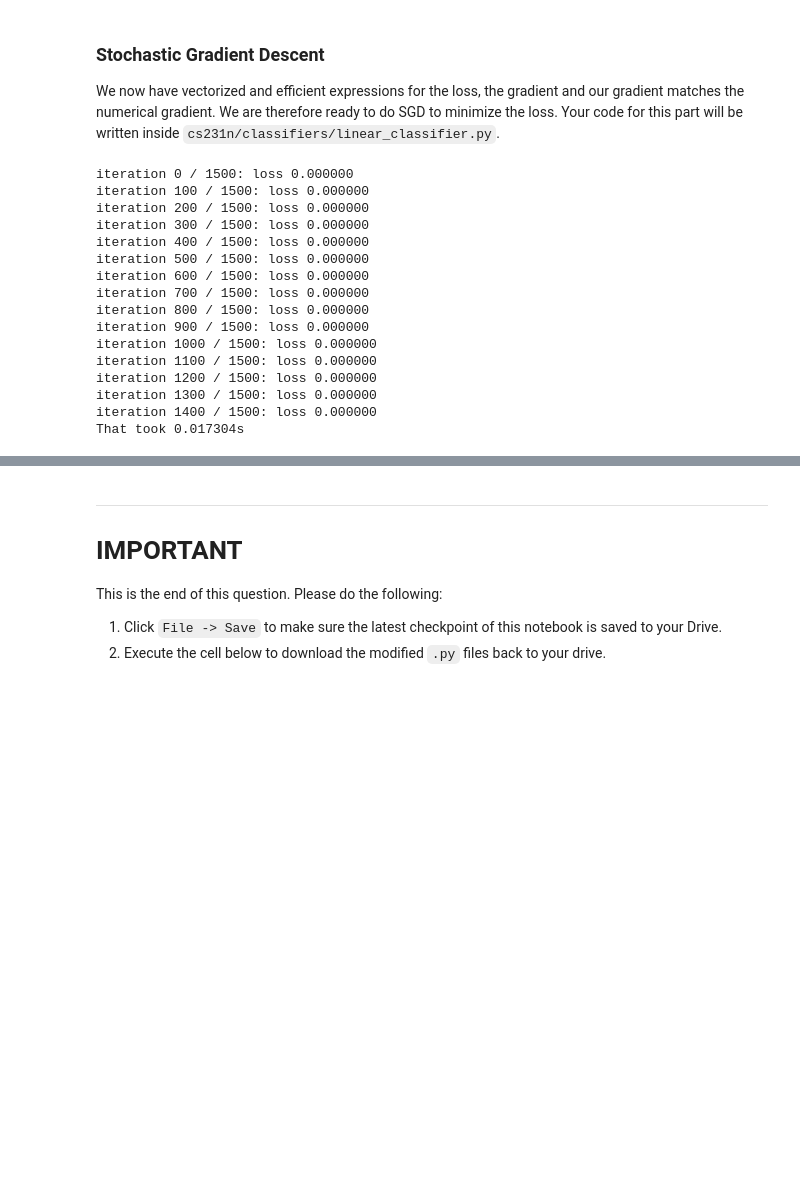
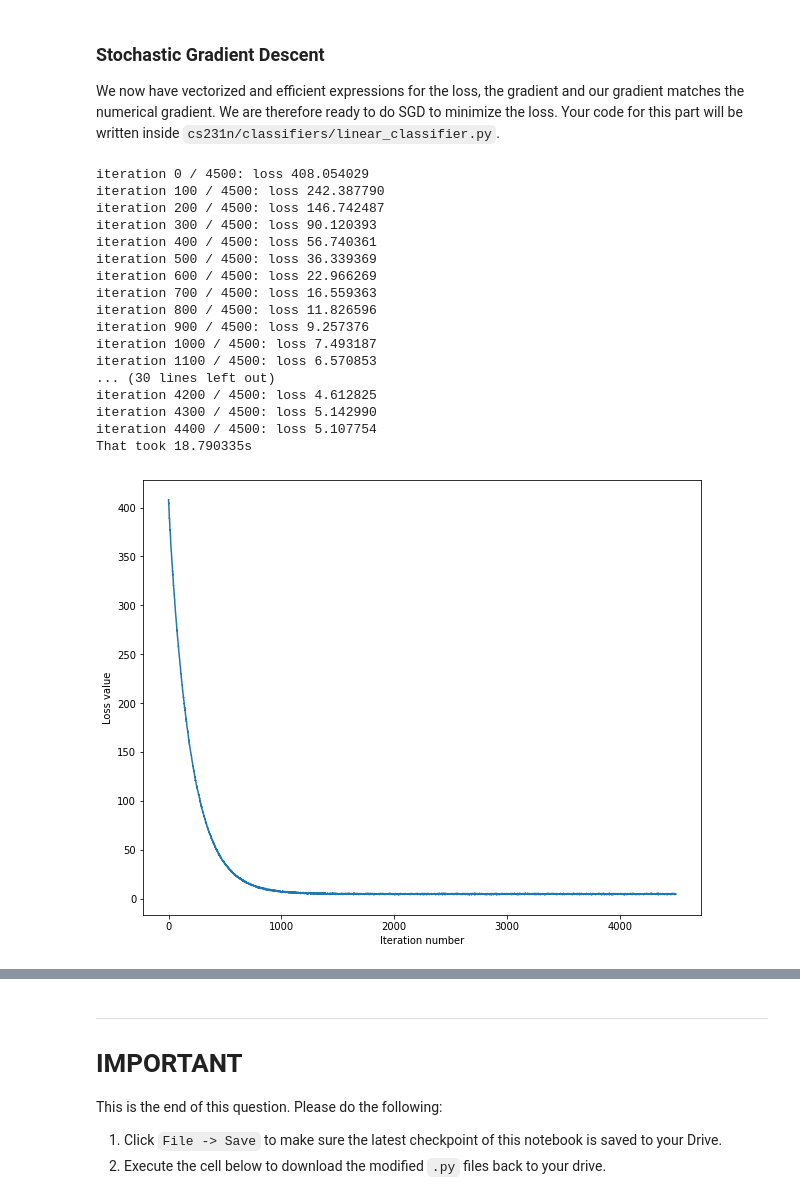
Before and after one commit to Hira63S/CS231n, a Jupyter notebook: assignment1/svm.ipynb, the cells around one changed output, grey strips where cells are left out. Saved outputs shown, nothing was run; the diff lists cells and outputs as text; code cells hidden in the pictures; blank space fills up the shorter version.

```diff
--- a/assignment1/svm.ipynb
+++ b/assignment1/svm.ipynb
@@ -434,26 +379,36 @@ from cs231n.classifiers import LinearSVM
 svm = LinearSVM()
 tic = time.time()
 loss_hist = svm.train(X_train, y_train, learning_rate=1e-7, reg=2.5e4,
-                      num_iters=1500, verbose=True)
+                      num_iters=4500, verbose=True)
 toc = time.time()
 print('That took %fs' % (toc - tic))
 # %% [output]
-iteration 0 / 1500: loss 0.000000
-iteration 100 / 1500: loss 0.000000
-iteration 200 / 1500: loss 0.000000
-iteration 300 / 1500: loss 0.000000
-iteration 400 / 1500: loss 0.000000
-iteration 500 / 1500: loss 0.000000
-iteration 600 / 1500: loss 0.000000
-iteration 700 / 1500: loss 0.000000
-iteration 800 / 1500: loss 0.000000
-iteration 900 / 1500: loss 0.000000
-iteration 1000 / 1500: loss 0.000000
-iteration 1100 / 1500: loss 0.000000
-iteration 1200 / 1500: loss 0.000000
-iteration 1300 / 1500: loss 0.000000
-iteration 1400 / 1500: loss 0.000000
-That took 0.017304s
+iteration 0 / 4500: loss 408.054029
+iteration 100 / 4500: loss 242.387790
+iteration 200 / 4500: loss 146.742487
+iteration 300 / 4500: loss 90.120393
+iteration 400 / 4500: loss 56.740361
+iteration 500 / 4500: loss 36.339369
+iteration 600 / 4500: loss 22.966269
+iteration 700 / 4500: loss 16.559363
+iteration 800 / 4500: loss 11.826596
+iteration 900 / 4500: loss 9.257376
+iteration 1000 / 4500: loss 7.493187
+iteration 1100 / 4500: loss 6.570853
+... (30 lines left out)
+iteration 4200 / 4500: loss 4.612825
+iteration 4300 / 4500: loss 5.142990
+iteration 4400 / 4500: loss 5.107754
+That took 18.790335s
+# %%
+# A useful debugging strategy is to plot the loss as a function of
+# iteration number:
+plt.plot(loss_hist)
+plt.xlabel('Iteration number')
+plt.ylabel('Loss value')
+plt.show()
+# %% [output]
+[figure, added]
 # %%
 # A useful debugging strategy is to plot the loss as a function of
 # iteration number:
```
Also changed, not shown: parts of 36 cells of this notebook.
